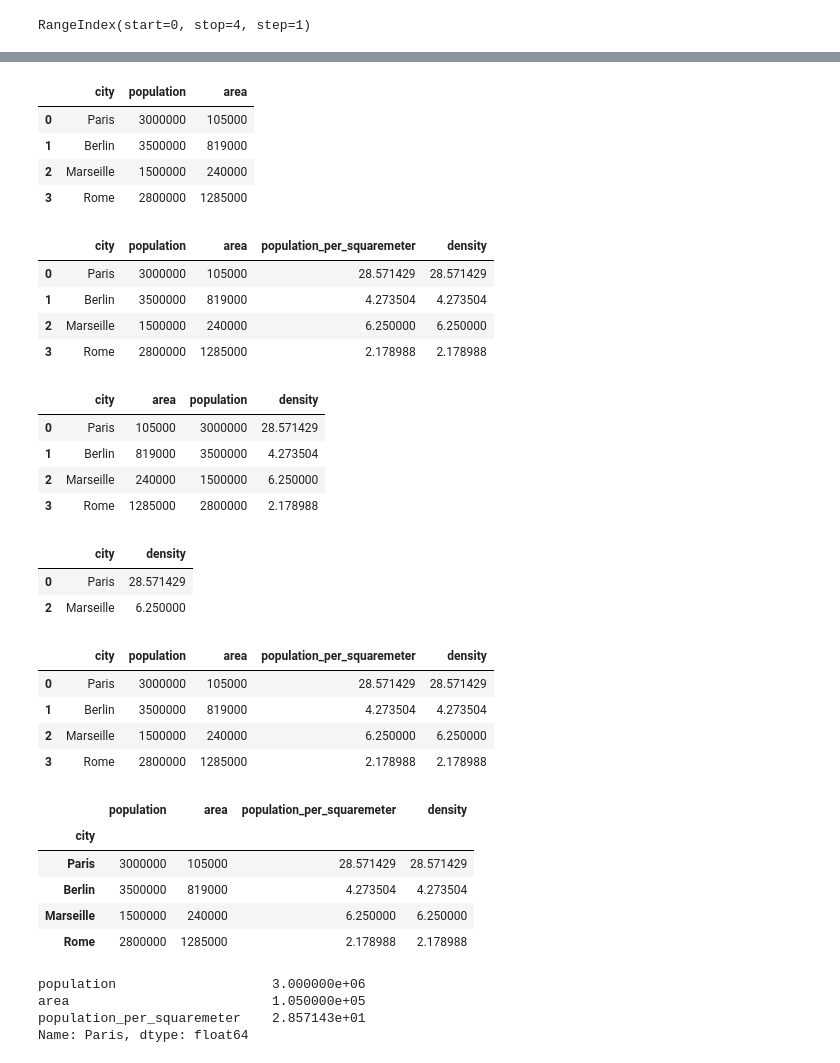
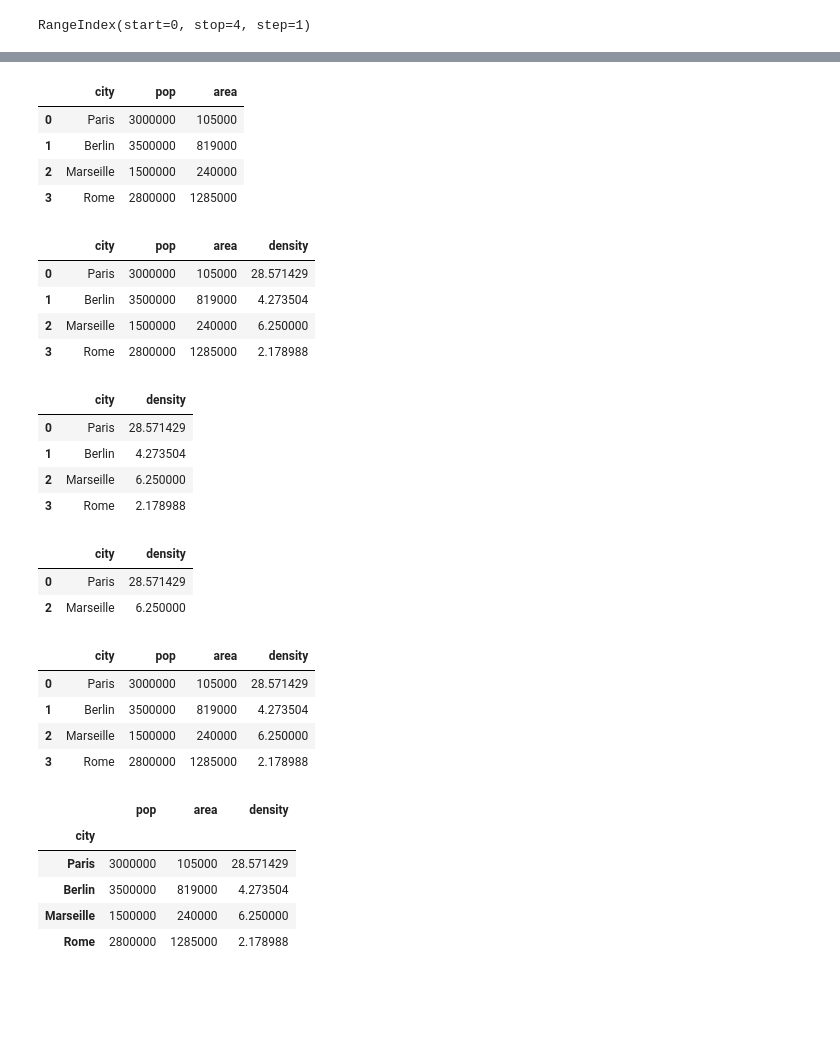
Before and after one commit to Bl3f/amse2021, a Jupyter notebook: Groupe-B/Day 2 - Pandas - 2021-03-13.ipynb, the cells around one changed output, grey strips where cells are left out. Saved outputs shown, nothing was run; the diff lists cells and outputs as text; code cells hidden in the pictures; blank space fills up the shorter version.

```diff
--- a/Groupe-B/Day 2 - Pandas - 2021-03-13.ipynb
+++ b/Groupe-B/Day 2 - Pandas - 2021-03-13.ipynb
@@ -244,29 +272,31 @@ Index(['city', 'population'], dtype='object')
+# %%
+df.columns = ["city", "pop", "area"]  # permet de renommer une colonne
 # %%
 df
 # %% [output]
-|  | city | population | area |
+|  | city | pop | area |
 | 0 | Paris | 3000000 | 105000 |
 | 1 | Berlin | 3500000 | 819000 |
 | 2 | Marseille | 1500000 | 240000 |
 | 3 | Rome | 2800000 | 1285000 |
 # %%
-df["density"] = df["population"] / df["area"]
+df["density"] = df["pop"] / df["area"]
 # %%
 df
 # %% [output]
-|  | city | population | area | population_per_squaremeter | density |
-| 0 | Paris | 3000000 | 105000 | 28.571429 | 28.571429 |
-| 1 | Berlin | 3500000 | 819000 | 4.273504 | 4.273504 |
-| 2 | Marseille | 1500000 | 240000 | 6.250000 | 6.250000 |
-| 3 | Rome | 2800000 | 1285000 | 2.178988 | 2.178988 |
+|  | city | pop | area | density |
+| 0 | Paris | 3000000 | 105000 | 28.571429 |
+| 1 | Berlin | 3500000 | 819000 | 4.273504 |
+| 2 | Marseille | 1500000 | 240000 | 6.250000 |
+| 3 | Rome | 2800000 | 1285000 | 2.178988 |
 # %%
-df[["city", "area", "population", "density"]]
+df[["city", "density"]]
 # %% [output]
-|  | city | area | population | density |
-| 0 | Paris | 105000 | 3000000 | 28.571429 |
-| 1 | Berlin | 819000 | 3500000 | 4.273504 |
-| 2 | Marseille | 240000 | 1500000 | 6.250000 |
-| 3 | Rome | 1285000 | 2800000 | 2.178988 |
+|  | city | density |
+| 0 | Paris | 28.571429 |
+| 1 | Berlin | 4.273504 |
+| 2 | Marseille | 6.250000 |
+| 3 | Rome | 2.178988 |
 # %%
 df[df["density"] > 5][["city", "density"]]
 # %% [output]
@@ -276,20 +306,20 @@ df[df["density"] > 5][["city", "density"]]
 # %%
 df
 # %% [output]
-|  | city | population | area | population_per_squaremeter | density |
-| 0 | Paris | 3000000 | 105000 | 28.571429 | 28.571429 |
-| 1 | Berlin | 3500000 | 819000 | 4.273504 | 4.273504 |
-| 2 | Marseille | 1500000 | 240000 | 6.250000 | 6.250000 |
-| 3 | Rome | 2800000 | 1285000 | 2.178988 | 2.178988 |
+|  | city | pop | area | density |
+| 0 | Paris | 3000000 | 105000 | 28.571429 |
+| 1 | Berlin | 3500000 | 819000 | 4.273504 |
+| 2 | Marseille | 1500000 | 240000 | 6.250000 |
+| 3 | Rome | 2800000 | 1285000 | 2.178988 |
 # %%
 df.set_index("city", inplace=True)  # ou df = df.set_index ...
 # %%
 df
 # %% [output]
-|  | population | area | population_per_squaremeter | density |
-| city |  |  |  |  |
-| Paris | 3000000 | 105000 | 28.571429 | 28.571429 |
-| Berlin | 3500000 | 819000 | 4.273504 | 4.273504 |
-| Marseille | 1500000 | 240000 | 6.250000 | 6.250000 |
-| Rome | 2800000 | 1285000 | 2.178988 | 2.178988 |
+|  | pop | area | density |
+| city |  |  |  |
+| Paris | 3000000 | 105000 | 28.571429 |
+| Berlin | 3500000 | 819000 | 4.273504 |
+| Marseille | 1500000 | 240000 | 6.250000 |
+| Rome | 2800000 | 1285000 | 2.178988 |
 # %%
@@ -298,7 +330,0 @@ df.iloc et df.loc
-# %%
-df.iloc[0,0:3]
-# %% [output]
-population                    3.000000e+06
-area                          1.050000e+05
-population_per_squaremeter    2.857143e+01
-Name: Paris, dtype: float64
```
Also changed, not shown: parts of 113 cells of this notebook, 3 other files.
